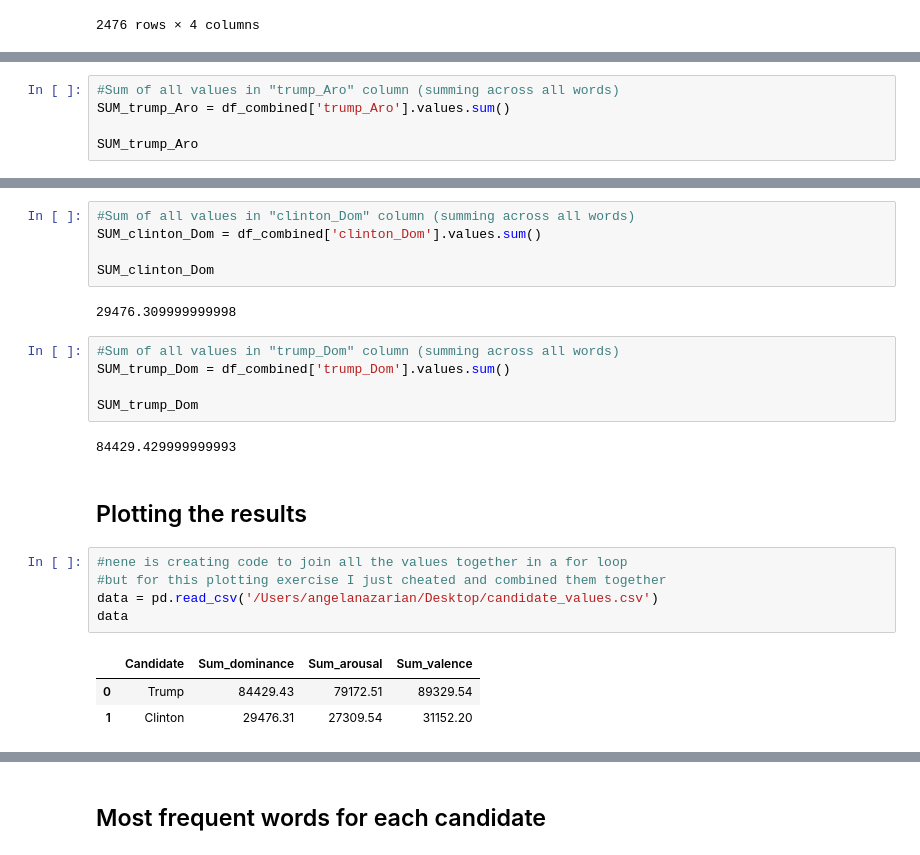
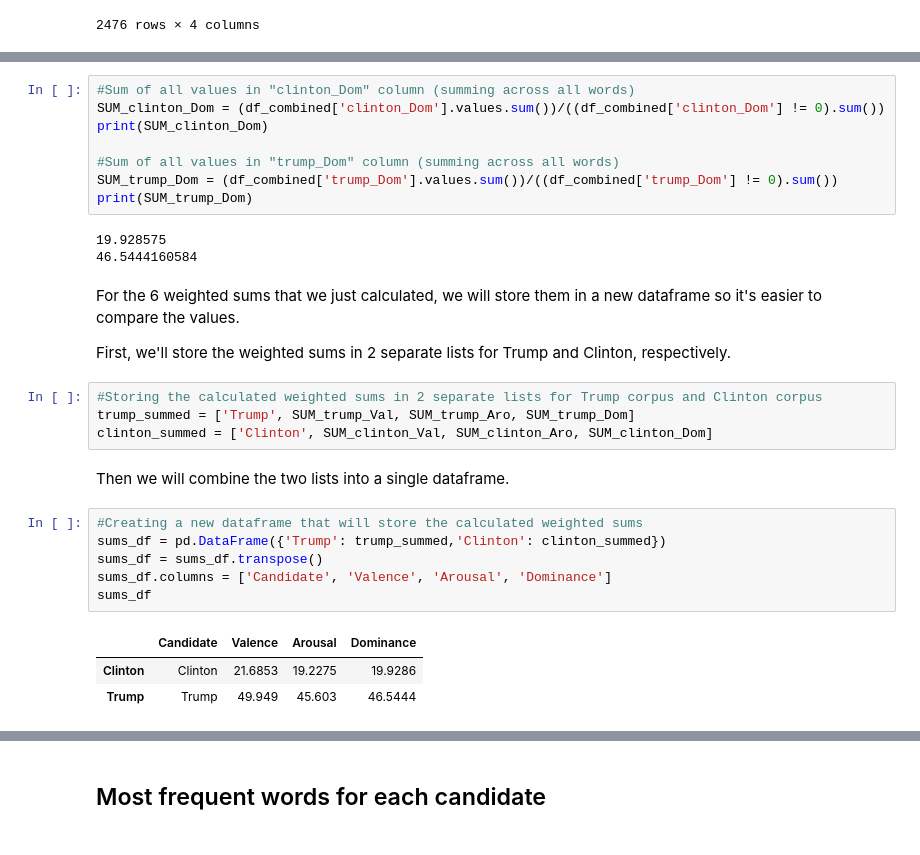
Before and after one commit to peachypunk/NLTK_Final_Project, a Jupyter notebook: nltk politics final code.ipynb, the cells around one changed output, grey strips where cells are left out. Cells and saved outputs as stored; diff of their text form.

Commit message:
merged Ang and Nene's code

```diff
--- a/nltk politics final code.ipynb
+++ b/nltk politics final code.ipynb
@@ -245,5 +277,0 @@ SUM_clinton_Aro
-# %%
-#Sum of all values in "trump_Aro" column (summing across all words)
-SUM_trump_Aro = df_combined['trump_Aro'].values.sum()
-
-SUM_trump_Aro
@@ -252,25 +280,31 @@ SUM_trump_Aro
 # %%
 #Sum of all values in "clinton_Dom" column (summing across all words)
-SUM_clinton_Dom = df_combined['clinton_Dom'].values.sum()
+SUM_clinton_Dom = (df_combined['clinton_Dom'].values.sum())/((df_combined['clinton_Dom'] != 0).sum())
+print(SUM_clinton_Dom)
 
-SUM_clinton_Dom
+#Sum of all values in "trump_Dom" column (summing across all words)
+SUM_trump_Dom = (df_combined['trump_Dom'].values.sum())/((df_combined['trump_Dom'] != 0).sum())
+print(SUM_trump_Dom)
 # %% [output]
-29476.309999999998
+19.928575
+46.5444160584
-# %%
-#Sum of all values in "trump_Dom" column (summing across all words)
-SUM_trump_Dom = df_combined['trump_Dom'].values.sum()
-
-SUM_trump_Dom
-# %% [output]
-84429.429999999993
-# %% [markdown]
-## Plotting the results
-# %%
-#nene is creating code to join all the values together in a for loop
-#but for this plotting exercise I just cheated and combined them together
-data = pd.read_csv('/Users/angelanazarian/Desktop/candidate_values.csv')
-data
-# %% [output]
-|  | Candidate | Sum_dominance | Sum_arousal | Sum_valence |
-| 0 | Trump | 84429.43 | 79172.51 | 89329.54 |
-| 1 | Clinton | 29476.31 | 27309.54 | 31152.20 |
+# %% [markdown]
+For the 6 weighted sums that we just calculated, we will store them in a new dataframe so it's easier to compare the values.
+
+First, we'll store the weighted sums in 2 separate lists for Trump and Clinton, respectively.
+# %%
+#Storing the calculated weighted sums in 2 separate lists for Trump corpus and Clinton corpus
+trump_summed = ['Trump', SUM_trump_Val, SUM_trump_Aro, SUM_trump_Dom]
+clinton_summed = ['Clinton', SUM_clinton_Val, SUM_clinton_Aro, SUM_clinton_Dom]
+# %% [markdown]
+Then we will combine the two lists into a single dataframe.
+# %%
+#Creating a new dataframe that will store the calculated weighted sums
+sums_df = pd.DataFrame({'Trump': trump_summed,'Clinton': clinton_summed})
+sums_df = sums_df.transpose()
+sums_df.columns = ['Candidate', 'Valence', 'Arousal', 'Dominance']
+sums_df
+# %% [output]
+|  | Candidate | Valence | Arousal | Dominance |
+| Clinton | Clinton | 21.6853 | 19.2275 | 19.9286 |
+| Trump | Trump | 49.949 | 45.603 | 46.5444 |
```
Also changed, not shown: parts of 29 cells of this notebook.
